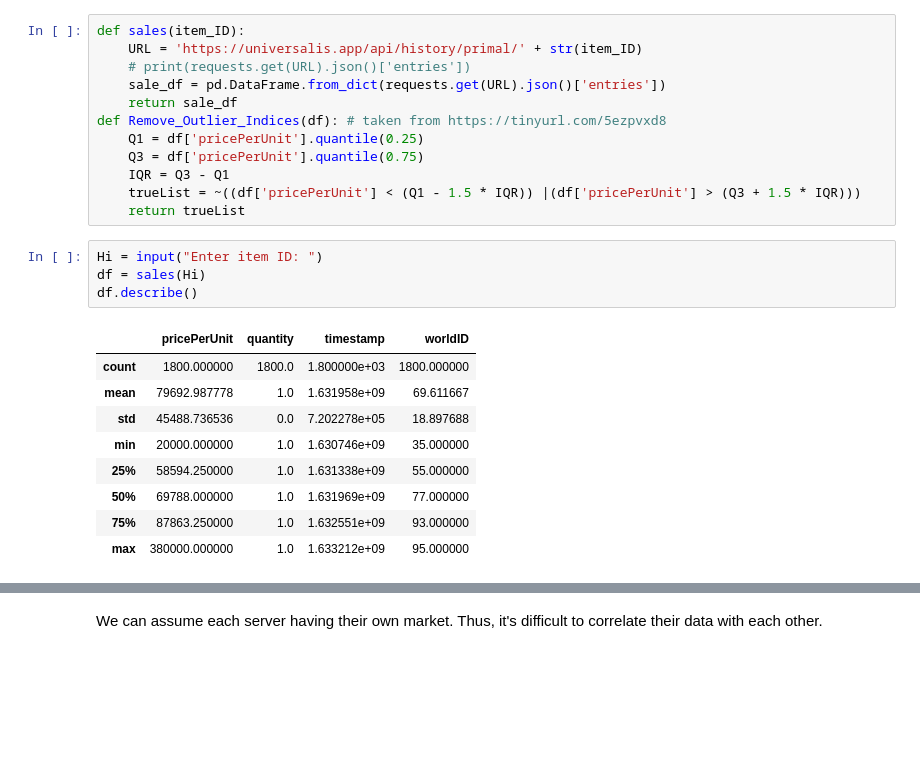
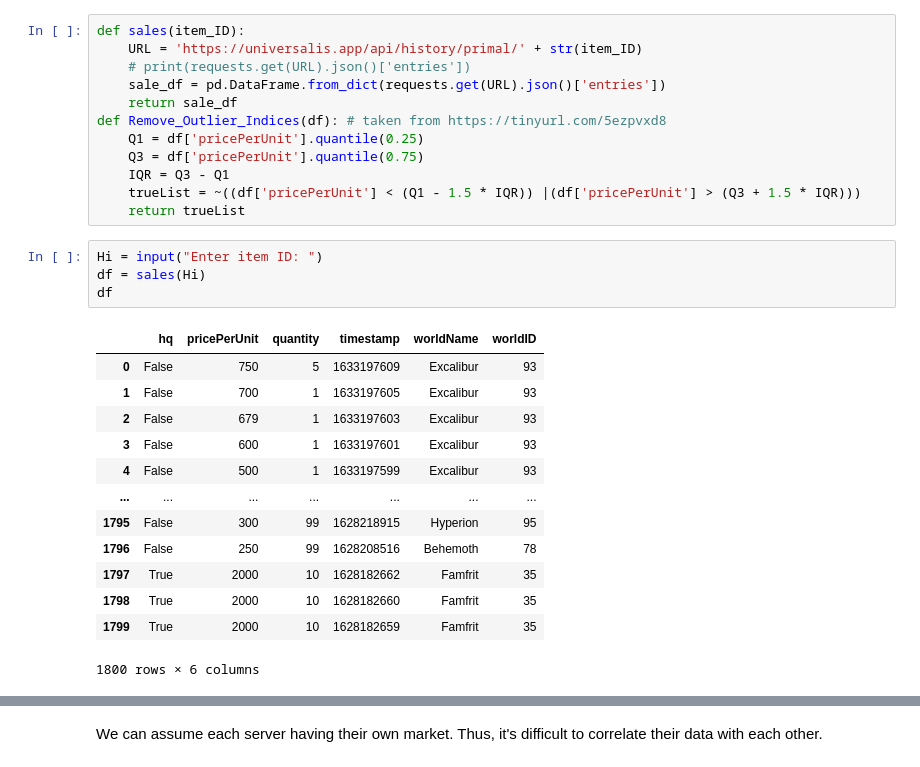
Before and after one commit to S0CRAM/FFXIV-Universalis-Market-Analysis, a Jupyter notebook: notebook.ipynb, the cells around one changed output, grey strips where cells are left out. Saved outputs shown, nothing was run; the diff lists cells and outputs as text; blank space fills up the shorter version.

```diff
--- a/notebook.ipynb
+++ b/notebook.ipynb
@@ -22,17 +22,21 @@ def Remove_Outlier_Indices(df): # taken from https://tinyurl.com/5ezpvxd8
 # %%
 Hi = input("Enter item ID: ")
 df = sales(Hi)
-df.describe()
+df
 # %% [output]
-|  | pricePerUnit | quantity | timestamp | worldID |
-| count | 1800.000000 | 1800.0 | 1.800000e+03 | 1800.000000 |
-| mean | 79692.987778 | 1.0 | 1.631958e+09 | 69.611667 |
-| std | 45488.736536 | 0.0 | 7.202278e+05 | 18.897688 |
-| min | 20000.000000 | 1.0 | 1.630746e+09 | 35.000000 |
-| 25% | 58594.250000 | 1.0 | 1.631338e+09 | 55.000000 |
-| 50% | 69788.000000 | 1.0 | 1.631969e+09 | 77.000000 |
-| 75% | 87863.250000 | 1.0 | 1.632551e+09 | 93.000000 |
-| max | 380000.000000 | 1.0 | 1.633212e+09 | 95.000000 |
+|  | hq | pricePerUnit | quantity | timestamp | worldName | worldID |
+| 0 | False | 750 | 5 | 1633197609 | Excalibur | 93 |
+| 1 | False | 700 | 1 | 1633197605 | Excalibur | 93 |
+| 2 | False | 679 | 1 | 1633197603 | Excalibur | 93 |
+| 3 | False | 600 | 1 | 1633197601 | Excalibur | 93 |
+| 4 | False | 500 | 1 | 1633197599 | Excalibur | 93 |
+| ... | ... | ... | ... | ... | ... | ... |
+| 1795 | False | 300 | 99 | 1628218915 | Hyperion | 95 |
+| 1796 | False | 250 | 99 | 1628208516 | Behemoth | 78 |
+| 1797 | True | 2000 | 10 | 1628182662 | Famfrit | 35 |
+| 1798 | True | 2000 | 10 | 1628182660 | Famfrit | 35 |
+| 1799 | True | 2000 | 10 | 1628182659 | Famfrit | 35 |
+1800 rows × 6 columns
 # %%
 df_PPU = Remove_Outlier_Indices(df)
 dfSubset = df[df_PPU]
```
Also changed, not shown: parts of 6 cells of this notebook, 1 other file.
